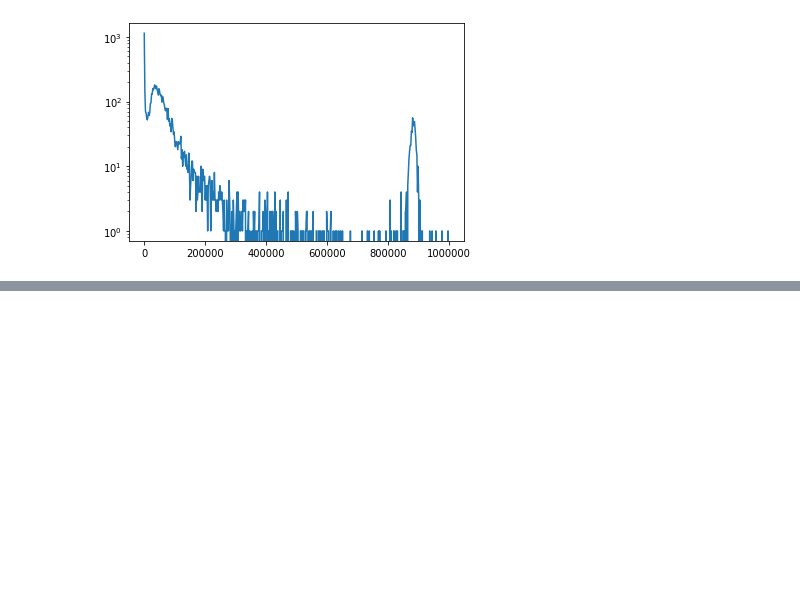
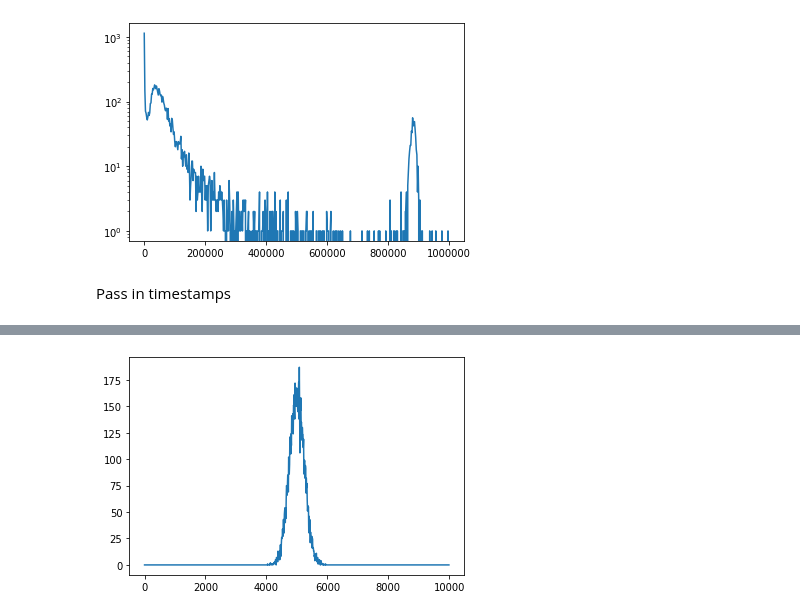
Before and after one commit to lbl-anp/becquerel, a Jupyter notebook: examples/spectrum.ipynb, the cells around one changed output, grey strips where cells are left out. Cells and saved outputs as stored; diff of their text form; code cells hidden in the pictures; blank space fills up the shorter version.

```diff
--- a/examples/spectrum.ipynb
+++ b/examples/spectrum.ipynb
@@ -322,3 +322,24 @@ plt.yscale('log')
 plt.show()
 # %% [output]
 [figure]
+# %% [markdown]
+Pass in timestamps
+# %%
+import datetime
+
+nsamples = 10000
+lmd = np.random.normal(5000, 250, nsamples)
+times = np.cumsum(np.random.exponential(1./86400., nsamples))
+start = datetime.datetime(1969, 7, 20, 2, 56)
+times = [start + datetime.timedelta(t) for t in times]
+spec10 = Spectrum.from_listmode(lmd, bins=1000, xmin=0, xmax=10000, timestamps=times)
+spec10.start_time = min(times)
+spec10.stop_time = max(times)
+
+print('nbins =', len(spec10))
+print('mean wait time =', np.mean(np.diff(times))) # in days, if not formatted via datetime
+print('start =', spec10.start_time)
+print('stop  =', spec10.stop_time)
+plt.plot(spec10.bin_edges_kev[:-1], spec10.counts_vals)
+plt.show()
+# %% [output]
@@ -324,0 +350 @@ plt.show()
+[figure, added]
```
Also changed, not shown: parts of 4 cells of this notebook, 1 other file.
